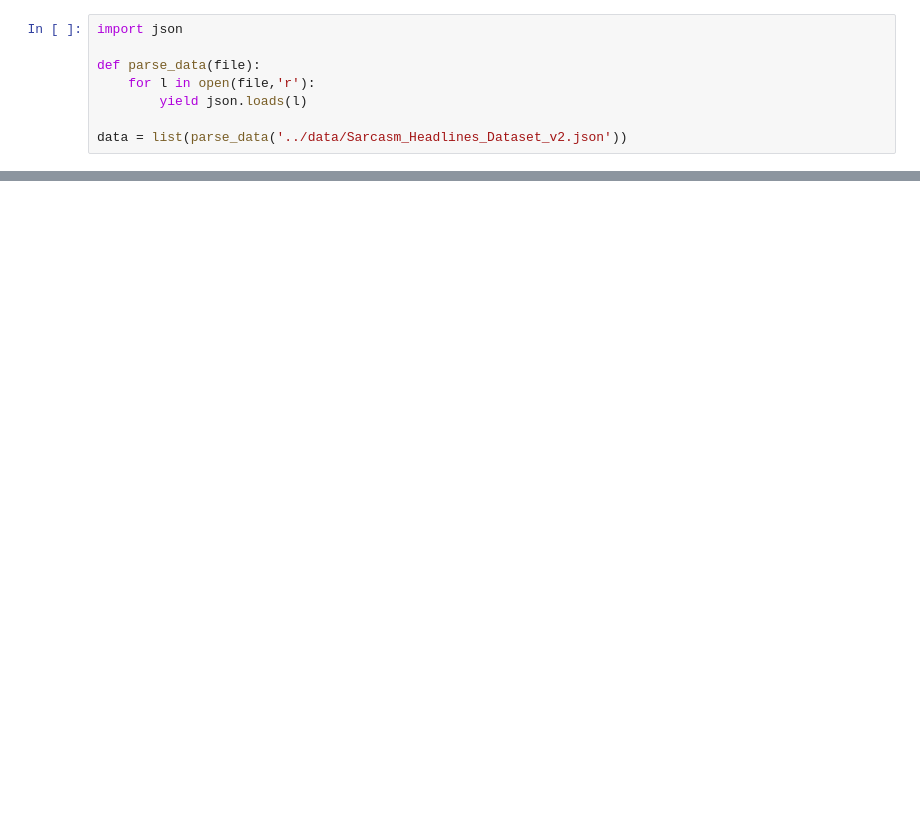
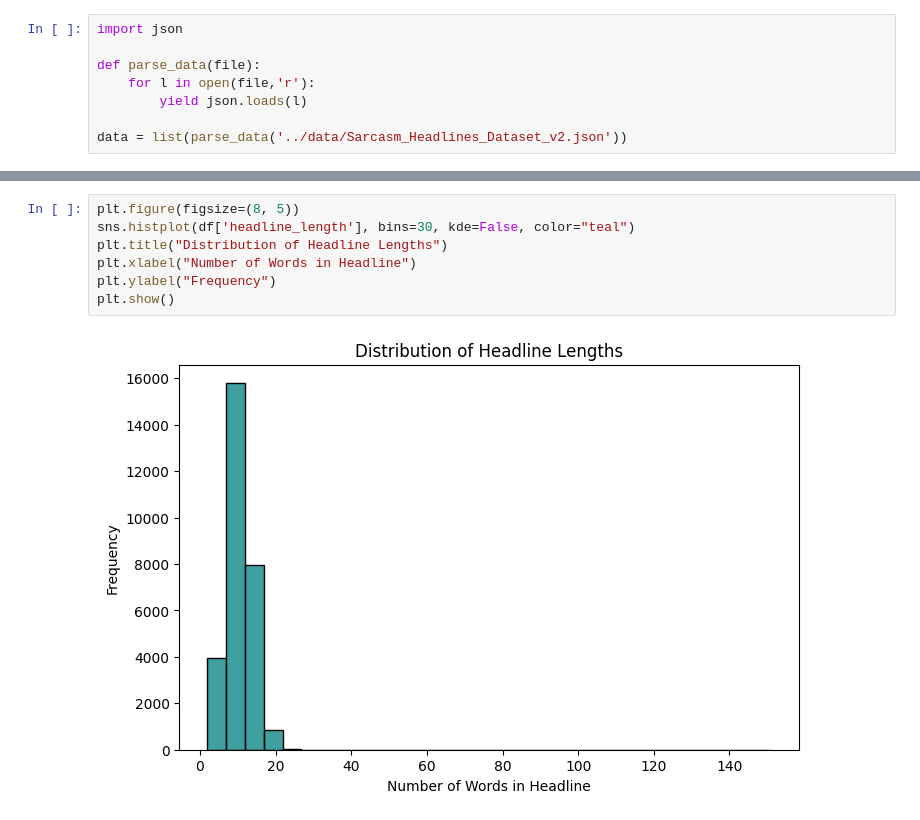
Before and after one commit to aditya-iyer1/sarcasm-detection, a Jupyter notebook: code/aditya-eda.ipynb, the cells around one changed output, grey strips where cells are left out. Cells and saved outputs as stored; diff of their text form; blank space fills up the shorter version.

```diff
--- a/code/aditya-eda.ipynb
+++ b/code/aditya-eda.ipynb
@@ -28,0 +134,9 @@ data
+# %%
+plt.figure(figsize=(8, 5))
+sns.histplot(df['headline_length'], bins=30, kde=False, color="teal")
+plt.title("Distribution of Headline Lengths")
+plt.xlabel("Number of Words in Headline")
+plt.ylabel("Frequency")
+plt.show()
+# %% [output]
+[figure, added]
```
Also changed, not shown: parts of 20 cells of this notebook, 1 other file.
